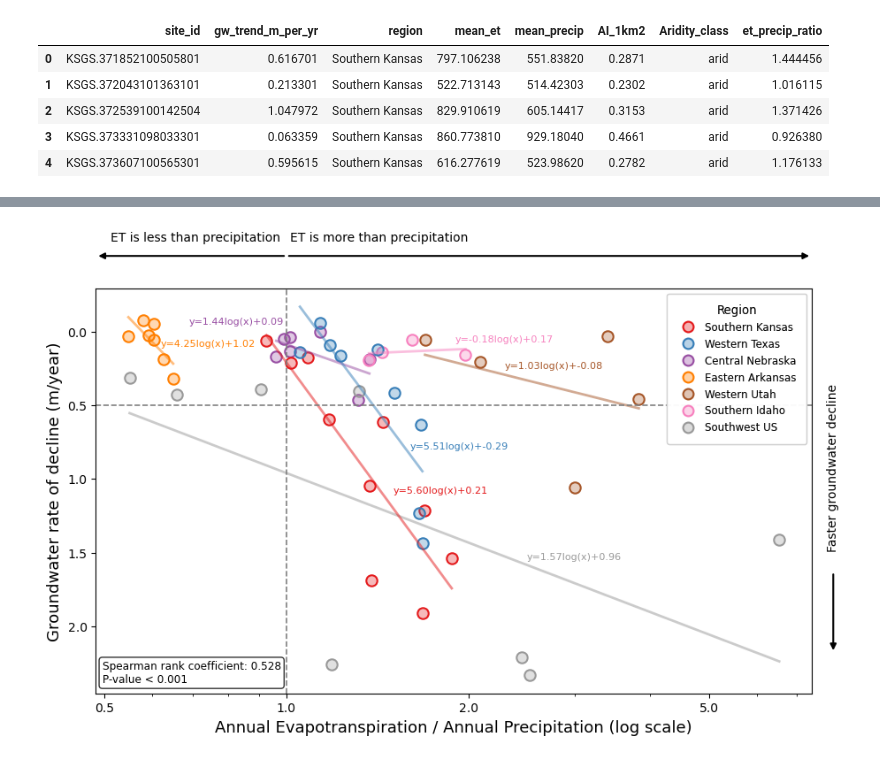
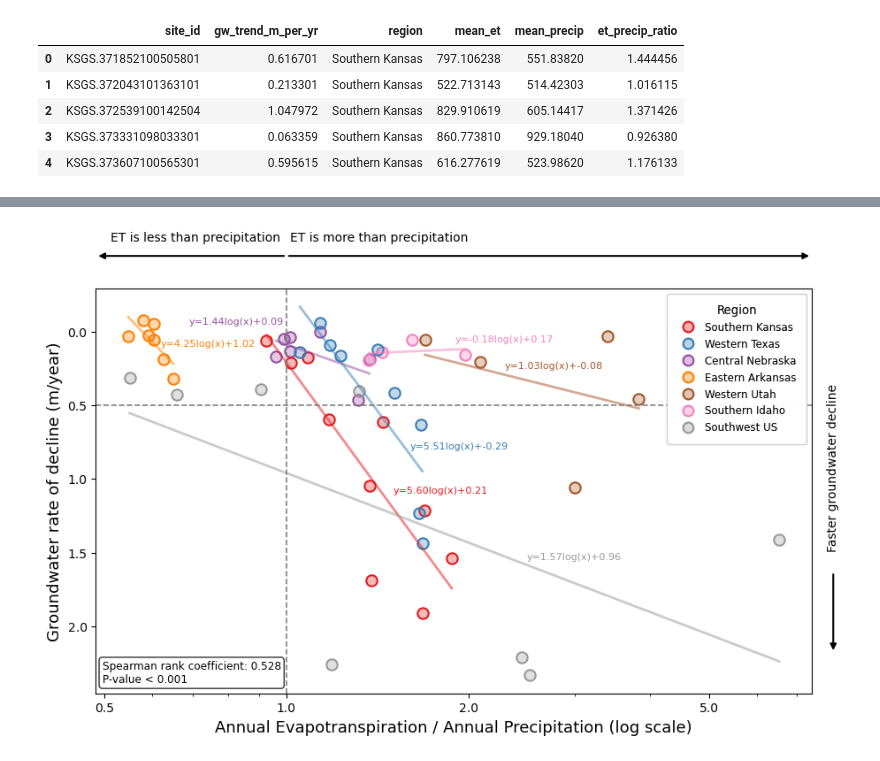
Before and after one commit to meds-AridGW/ET_GW_analysis_workflow, a Jupyter notebook: data_viz/data_visualization.ipynb, the cells around one changed output, grey strips where cells are left out. Drawn from its saved outputs; the diff is of its cells as text; code cells hidden in the pictures.

Commit message:
update comments on all precipitation scripts and data viz code, save csv outputs to outputs folder

```diff
--- a/data_viz/data_visualization.ipynb
+++ b/data_viz/data_visualization.ipynb
@@ -52,12 +25,12 @@ site_df.head()
 # %%
-# Read in site summary data 1km
-site_summary = "/capstone/aridgw/outputs/1km/site_summary_1km2.csv"
+# Read in site summary data
+site_summary = "/capstone/aridgw/outputs/1km/site_summary_1km.csv"
 site_summary = pd.read_csv(site_summary)
 site_summary.head()
 # %% [output]
-|  | site_id | gw_trend_m_per_yr | region | mean_et | mean_precip | AI_1km2 | Aridity_class | et_precip_ratio |
-| 0 | KSGS.371852100505801 | 0.616701 | Southern Kansas | 797.106238 | 551.83820 | 0.2871 | arid | 1.444456 |
-| 1 | KSGS.372043101363101 | 0.213301 | Southern Kansas | 522.713143 | 514.42303 | 0.2302 | arid | 1.016115 |
-| 2 | KSGS.372539100142504 | 1.047972 | Southern Kansas | 829.910619 | 605.14417 | 0.3153 | arid | 1.371426 |
-| 3 | KSGS.373331098033301 | 0.063359 | Southern Kansas | 860.773810 | 929.18040 | 0.4661 | arid | 0.926380 |
-| 4 | KSGS.373607100565301 | 0.595615 | Southern Kansas | 616.277619 | 523.98620 | 0.2782 | arid | 1.176133 |
+|  | site_id | gw_trend_m_per_yr | region | mean_et | mean_precip | et_precip_ratio |
+| 0 | KSGS.371852100505801 | 0.616701 | Southern Kansas | 797.106238 | 551.83820 | 1.444456 |
+| 1 | KSGS.372043101363101 | 0.213301 | Southern Kansas | 522.713143 | 514.42303 | 1.016115 |
+| 2 | KSGS.372539100142504 | 1.047972 | Southern Kansas | 829.910619 | 605.14417 | 1.371426 |
+| 3 | KSGS.373331098033301 | 0.063359 | Southern Kansas | 860.773810 | 929.18040 | 0.926380 |
+| 4 | KSGS.373607100565301 | 0.595615 | Southern Kansas | 616.277619 | 523.98620 | 1.176133 |
```
Also changed, not shown: parts of 10 cells of this notebook, 4 other files.
